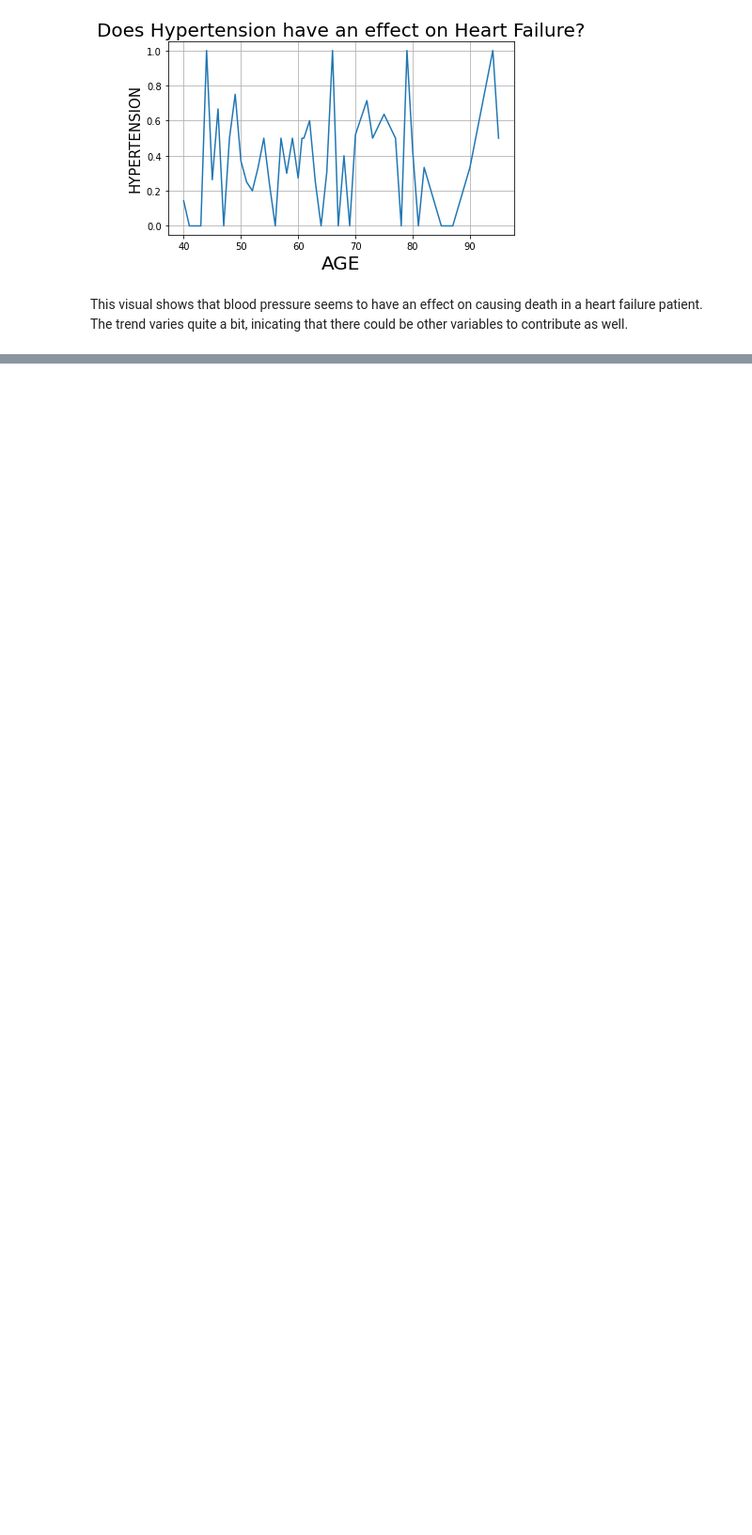
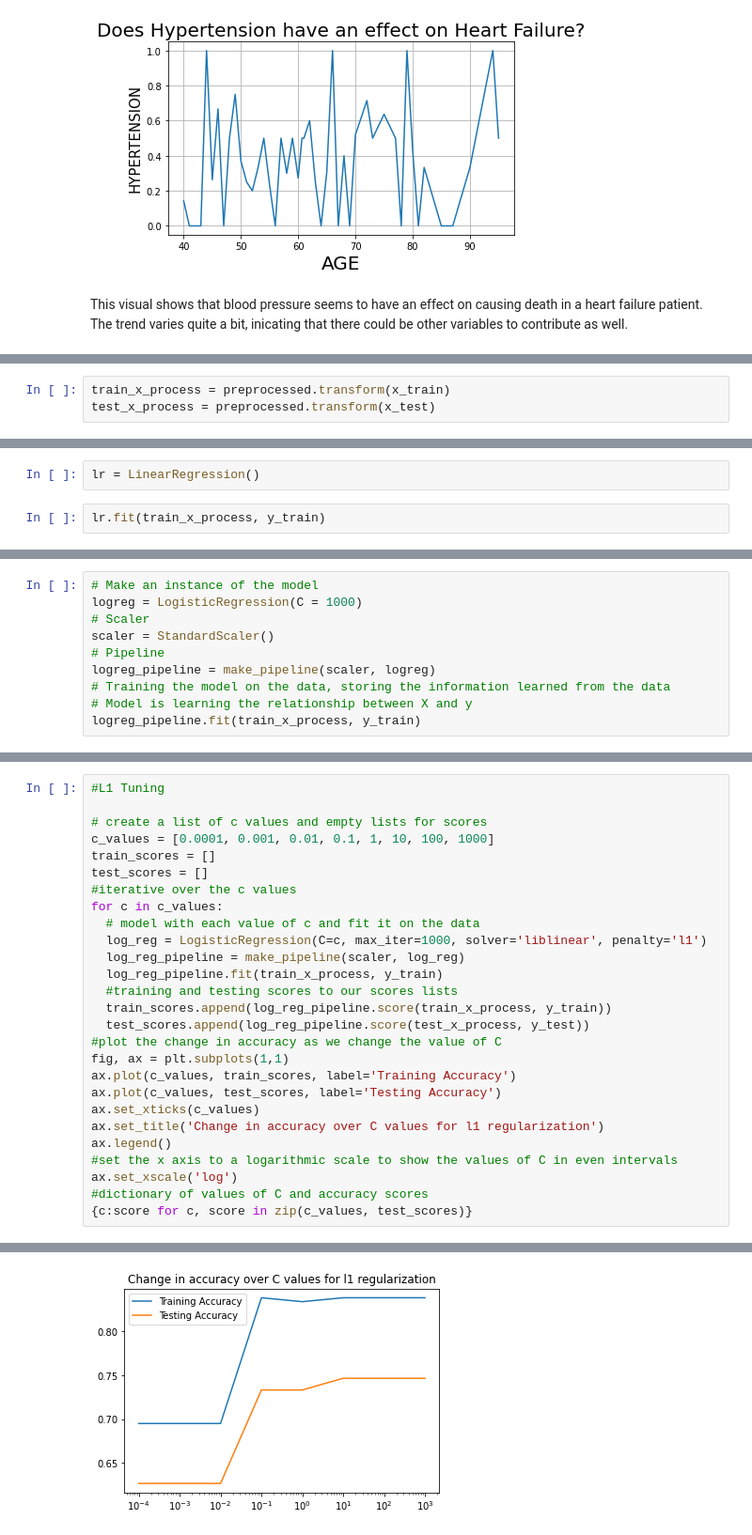
Before and after one commit to SarahJane86/Project2, a Jupyter notebook: Project_2_HeartFailure(Core).ipynb, the cells around one changed output, grey strips where cells are left out. Shown at 94% size. Cells and saved outputs as stored; diff of their text form; blank space fills up the shorter version.

```diff
--- a/Project_2_HeartFailure(Core).ipynb
+++ b/Project_2_HeartFailure(Core).ipynb
@@ -409,0 +515,3 @@ This visual shows that blood pressure seems to have an effect on causing death i
+# %%
+train_x_process = preprocessed.transform(x_train)
+test_x_process = preprocessed.transform(x_test)
@@ -409,0 +556,4 @@ This visual shows that blood pressure seems to have an effect on causing death i
+# %%
+lr = LinearRegression()
+# %%
+lr.fit(train_x_process, y_train)
@@ -409,0 +564,10 @@ This visual shows that blood pressure seems to have an effect on causing death i
+# %%
+# Make an instance of the model
+logreg = LogisticRegression(C = 1000)
+# Scaler
+scaler = StandardScaler()
+# Pipeline
+logreg_pipeline = make_pipeline(scaler, logreg)
+# Training the model on the data, storing the information learned from the data
+# Model is learning the relationship between X and y
+logreg_pipeline.fit(train_x_process, y_train)
@@ -409,0 +583,28 @@ This visual shows that blood pressure seems to have an effect on causing death i
+# %%
+#L1 Tuning
+
+# create a list of c values and empty lists for scores
+c_values = [0.0001, 0.001, 0.01, 0.1, 1, 10, 100, 1000]
+train_scores = []
+test_scores = []
+#iterative over the c values
+for c in c_values:
+  # model with each value of c and fit it on the data
+  log_reg = LogisticRegression(C=c, max_iter=1000, solver='liblinear', penalty='l1')
+  log_reg_pipeline = make_pipeline(scaler, log_reg)
+  log_reg_pipeline.fit(train_x_process, y_train)
+  #training and testing scores to our scores lists
+  train_scores.append(log_reg_pipeline.score(train_x_process, y_train))
+  test_scores.append(log_reg_pipeline.score(test_x_process, y_test))
+#plot the change in accuracy as we change the value of C
+fig, ax = plt.subplots(1,1)
+ax.plot(c_values, train_scores, label='Training Accuracy')
+ax.plot(c_values, test_scores, label='Testing Accuracy')
+ax.set_xticks(c_values)
+ax.set_title('Change in accuracy over C values for l1 regularization')
+ax.legend()
+#set the x axis to a logarithmic scale to show the values of C in even intervals
+ax.set_xscale('log')
+#dictionary of values of C and accuracy scores
+{c:score for c, score in zip(c_values, test_scores)}
+# %% [output]
@@ -409,0 +619 @@ This visual shows that blood pressure seems to have an effect on causing death i
+[figure, added]
```
Also changed, not shown: parts of 64 cells of this notebook.
